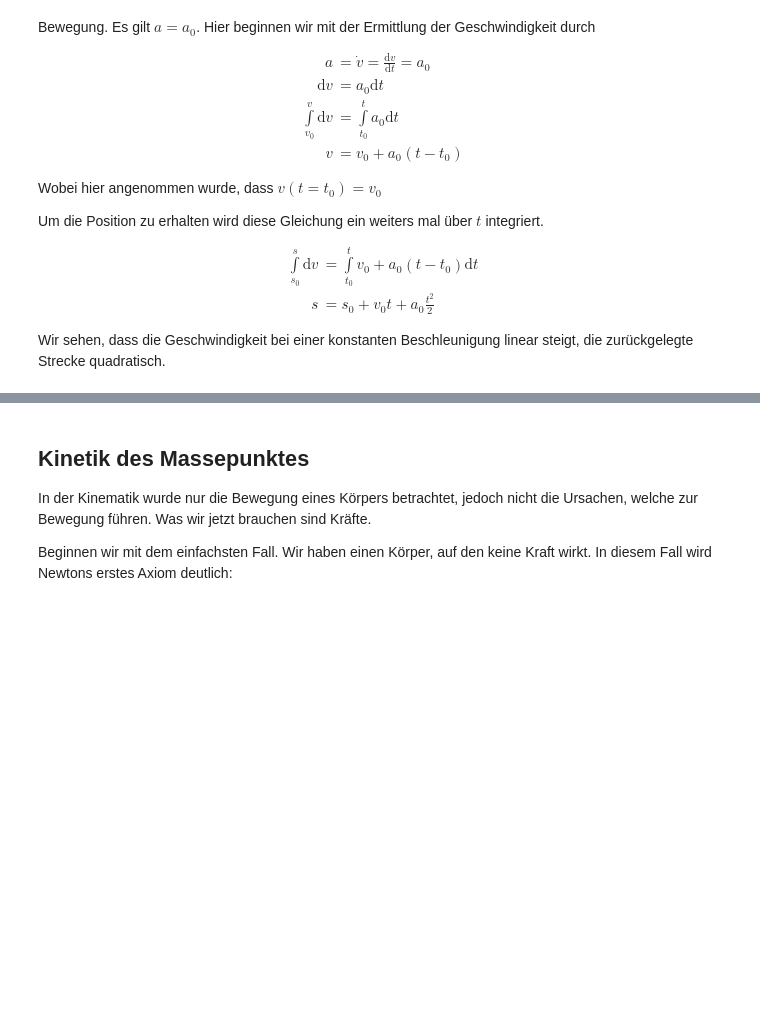
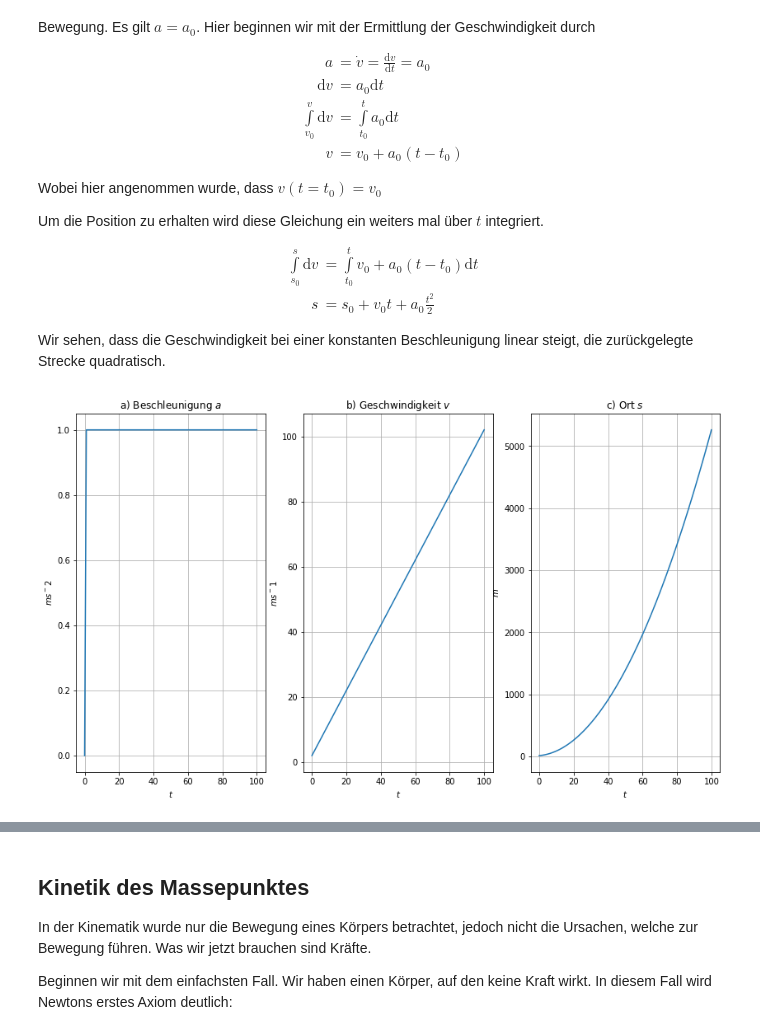
Before and after one commit to Games-Academy-Programming/PhysicsBinder, a Jupyter notebook: Mechanik-Dynamik.ipynb, the cells around one changed output, grey strips where cells are left out. Drawn from its saved outputs; the diff is of its cells as text; code cells hidden in the pictures; blank space fills up the shorter version.

```diff
--- a/Mechanik-Dynamik.ipynb
+++ b/Mechanik-Dynamik.ipynb
@@ -196,38 +198,40 @@ import numpy as num
 import matplotlib.pyplot as plt
 %matplotlib inline
 
-a_0 = 0.1
+a_0 = 1
 v_0 = 2
 s_0 = 10
 
 a = a_0 * num.ones(100)
 a = num.append([0], a)
 v = num.cumsum(a, axis=0) + v_0
 
 s = num.cumsum(v, axis=0)+s_0
 
 plt.figure(figsize = (14,8))
 
 plt.subplot(131)
 plt.plot(a)
 plt.title(r'a) Beschleunigung $a$')
 plt.xlabel('$t$')
 plt.ylabel('$m s^-2$')
 plt.grid()
 
 plt.subplot(132)
 plt.plot(v)
 plt.title(r'b) Geschwindigkeit $v$')
 plt.xlabel('$t$')
 plt.ylabel('$m s^-1$')
 plt.grid()
 
 plt.subplot(133)
 plt.plot(s)
 plt.title(r'c) Ort $s$')
 plt.xlabel('$t$')
 plt.ylabel('$m$')
 plt.grid()
+# %% [output]
+[figure, added]
 # %% [markdown]
 # Übungsaufgaben Kinematik
 
```
Also changed, not shown: parts of 3 cells of this notebook, 21 other files.
